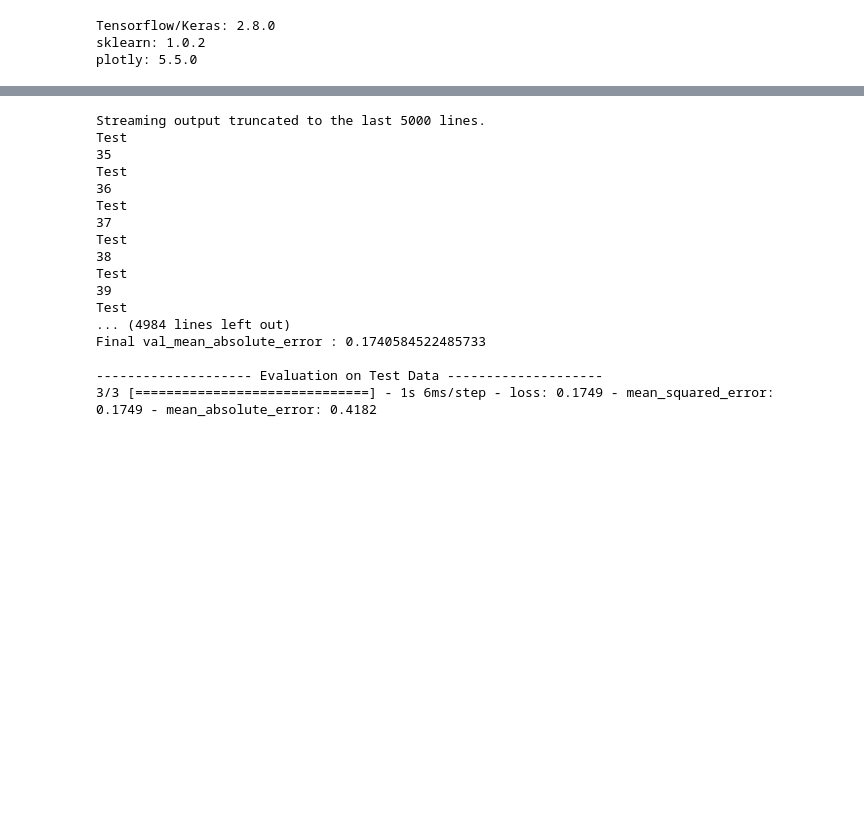
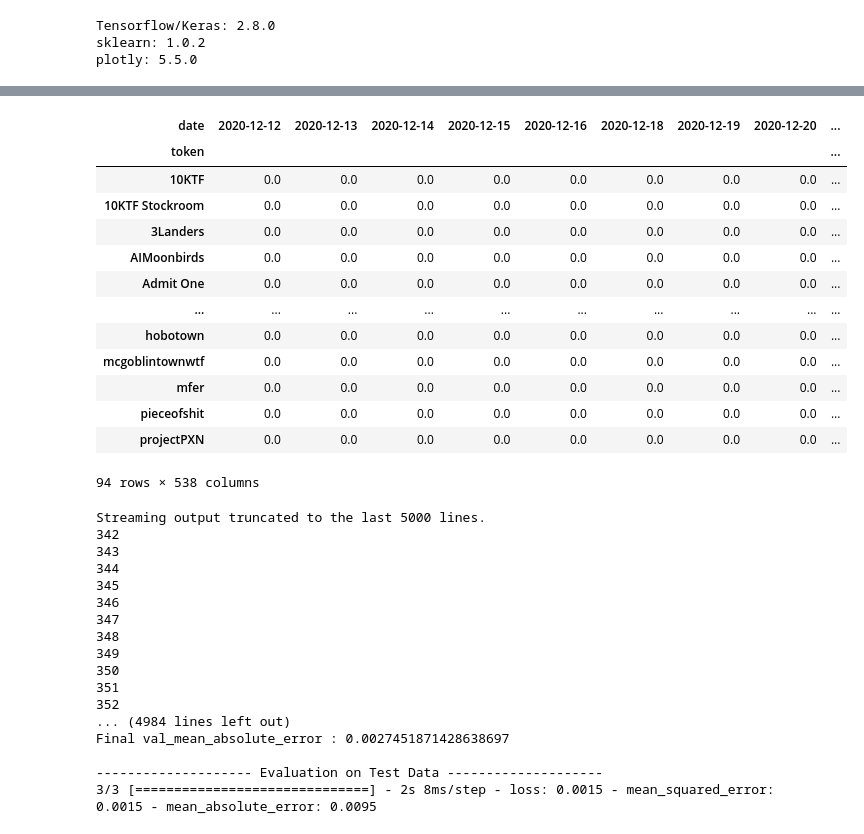
Before and after one commit to EgorMozharov/NFT, a Jupyter notebook: gru_attempt.ipynb, the cells around one changed output, grey strips where cells are left out. Saved outputs shown, nothing was run; the diff lists cells and outputs as text; code cells hidden in the pictures; blank space fills up the shorter version.

```diff
--- a/gru_attempt.ipynb
+++ b/gru_attempt.ipynb
@@ -526 +525,12 @@ df2
+# %%
+def replace_nan(df):
+    for i in df.columns[df.isnull().any(axis=0)]:
+        for index, value in df[i].items():
+            if np.isnan(value):
+                try:
+                    df[i].at[index] = df[i].iloc[index-3: index].mean()
+                except:
+                    df[i].at[index] = 0
+
+    return df
 # %%
@@ -543,0 +556,18 @@ df2_pivot
+# %%
+df2_pivot = replace_nan(df2_pivot_prelim.T).T
+df2_pivot
+# %% [output]
+| date | 2020-12-12 | 2020-12-13 | 2020-12-14 | 2020-12-15 | 2020-12-16 | 2020-12-18 | 2020-12-19 | 2020-12-20 | ... |
+| token |  |  |  |  |  |  |  |  | ... |
+| 10KTF | 0.0 | 0.0 | 0.0 | 0.0 | 0.0 | 0.0 | 0.0 | 0.0 | ... |
+| 10KTF Stockroom | 0.0 | 0.0 | 0.0 | 0.0 | 0.0 | 0.0 | 0.0 | 0.0 | ... |
+| 3Landers | 0.0 | 0.0 | 0.0 | 0.0 | 0.0 | 0.0 | 0.0 | 0.0 | ... |
+| AIMoonbirds | 0.0 | 0.0 | 0.0 | 0.0 | 0.0 | 0.0 | 0.0 | 0.0 | ... |
+| Admit One | 0.0 | 0.0 | 0.0 | 0.0 | 0.0 | 0.0 | 0.0 | 0.0 | ... |
+| ... | ... | ... | ... | ... | ... | ... | ... | ... | ... |
+| hobotown | 0.0 | 0.0 | 0.0 | 0.0 | 0.0 | 0.0 | 0.0 | 0.0 | ... |
+| mcgoblintownwtf | 0.0 | 0.0 | 0.0 | 0.0 | 0.0 | 0.0 | 0.0 | 0.0 | ... |
+| mfer | 0.0 | 0.0 | 0.0 | 0.0 | 0.0 | 0.0 | 0.0 | 0.0 | ... |
+| pieceofshit | 0.0 | 0.0 | 0.0 | 0.0 | 0.0 | 0.0 | 0.0 | 0.0 | ... |
+| projectPXN | 0.0 | 0.0 | 0.0 | 0.0 | 0.0 | 0.0 | 0.0 | 0.0 | ... |
+94 rows × 538 columns
@@ -588,7 +627,7 @@ def shaping(datain, timestep, scaler):
     return X_out, Y_out
 # %%
 ##### Step 1 - Specify parameters
-timestep=1
+timestep=5
 scaler = MinMaxScaler(feature_range=(-1, 1))
 
 
@@ -630,7 +669,7 @@ model.compile(optimizer='adam', # default='rmsprop', an algorithm to be used in
 history = model.fit(X_train, # input data
                     Y_train, # target data
                     batch_size=1, # Number of samples per gradient update. If unspecified, batch_size will default to 32.
-                    epochs=50, # default=1, Number of epochs to train the model. An epoch is an iteration over the entire x and y data provided
+                    epochs=10, # default=1, Number of epochs to train the model. An epoch is an iteration over the entire x and y data provided
                     verbose=1, # default='auto', ('auto', 0, 1, or 2). Verbosity mode. 0 = silent, 1 = progress bar, 2 = one line per epoch. 'auto' defaults to 1 for most cases, but 2 when used with ParameterServerStrategy.
                     callbacks=None, # default=None, list of callbacks to apply during training. See tf.keras.callbacks
                     validation_split=0.2, # default=0.0, Fraction of the training data to be used as validation data. The model will set apart this fraction of the training data, will not train on it, and will evaluate the loss and any model metrics on this data at the end of each epoch.
@@ -682,19 +721,19 @@ results = model.evaluate(X_test, Y_test)
 print("")
 # %% [output]
 Streaming output truncated to the last 5000 lines.
-Test
-35
-Test
-36
-Test
-37
-Test
-38
-Test
-39
-Test
+342
+343
+344
+345
+346
+347
+348
+349
+350
+351
+352
 ... (4984 lines left out)
-Final val_mean_absolute_error : 0.1740584522485733
+Final val_mean_absolute_error : 0.0027451871428638697
 
 -------------------- Evaluation on Test Data --------------------
-3/3 [==============================] - 1s 6ms/step - loss: 0.1749 - mean_squared_error: 0.1749 - mean_absolute_error: 0.4182
+3/3 [==============================] - 2s 8ms/step - loss: 0.0015 - mean_squared_error: 0.0015 - mean_absolute_error: 0.0095
```
Also changed, not shown: parts of 26 cells of this notebook.
